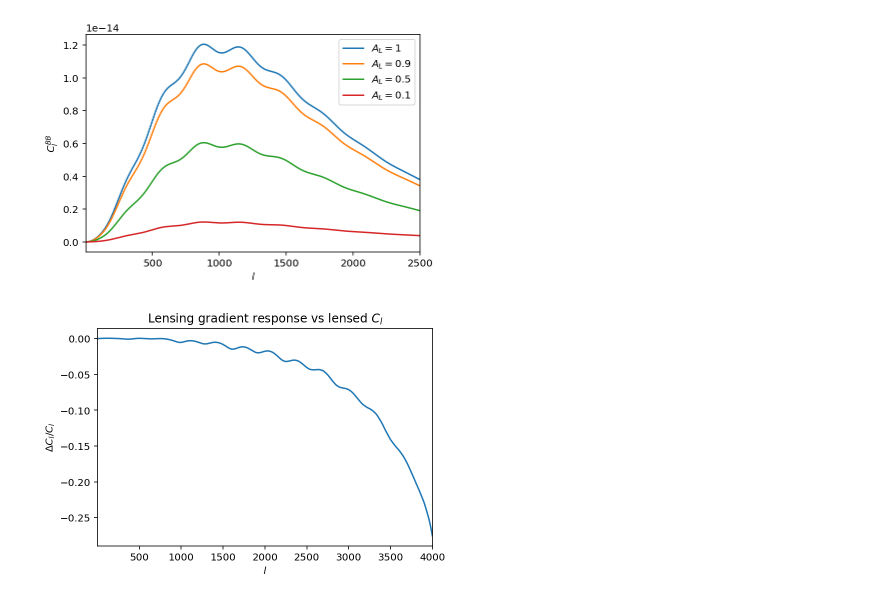
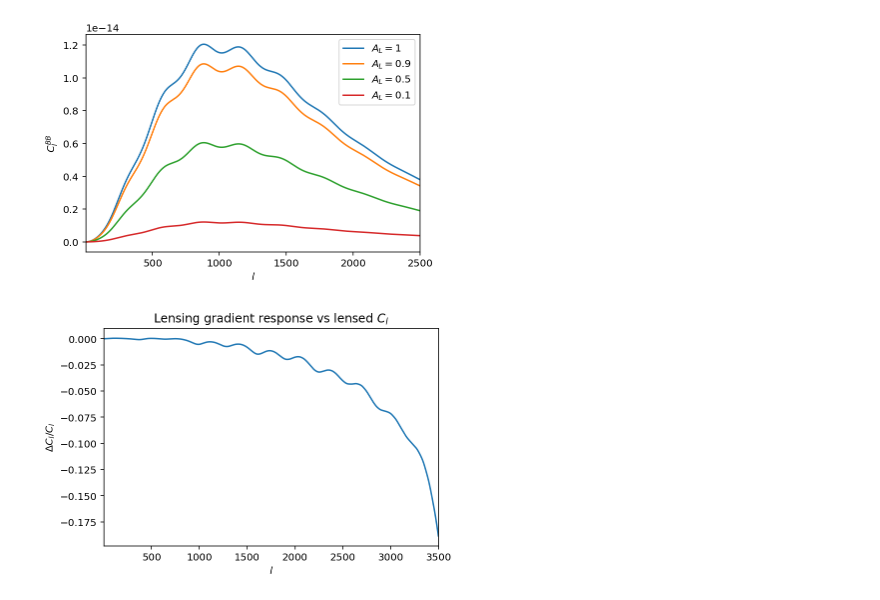
Before and after one commit to cmbant/CAMB, a Jupyter notebook: docs/CAMBdemo.ipynb, the cells around one changed output. Cells and saved outputs as stored; diff of their text form; code cells hidden in the pictures.

```diff
--- a/docs/CAMBdemo.ipynb
+++ b/docs/CAMBdemo.ipynb
@@ -1065,14 +1092,14 @@ plt.legend();
 # %%
 # For CMB lensing reconstruction, the non-perturbative response functions depend on the
 # `gradient' C_l, which can be calculated in the flat sky approximation using CAMB
 # On large scales similar to lensed CMB spectrum, but important difference esp for TT on small scales
 # see arXiv:1906.08760, 1101.2234
 c_lensed = results.get_lensed_scalar_cls()
 c_lens_response = results.get_lensed_gradient_cls()
-plt.plot(np.arange(2,4001), c_lens_response[2:4001,0]/c_lensed[2:4001,0]-1)
+plt.plot(np.arange(2,3501), c_lens_response[2:3501,0]/c_lensed[2:3501,0]-1)
 plt.ylabel(r'$\Delta C_l/C_l$')
 plt.xlabel('$l$')
-plt.xlim(2,4000)
+plt.xlim(2,3500)
 plt.title(r'Lensing gradient response vs lensed $C_l$');
 # %% [output]
-[figure, old version]
+[figure, new version]
```
Also changed, not shown: parts of 2 cells of this notebook, 1 other file.
